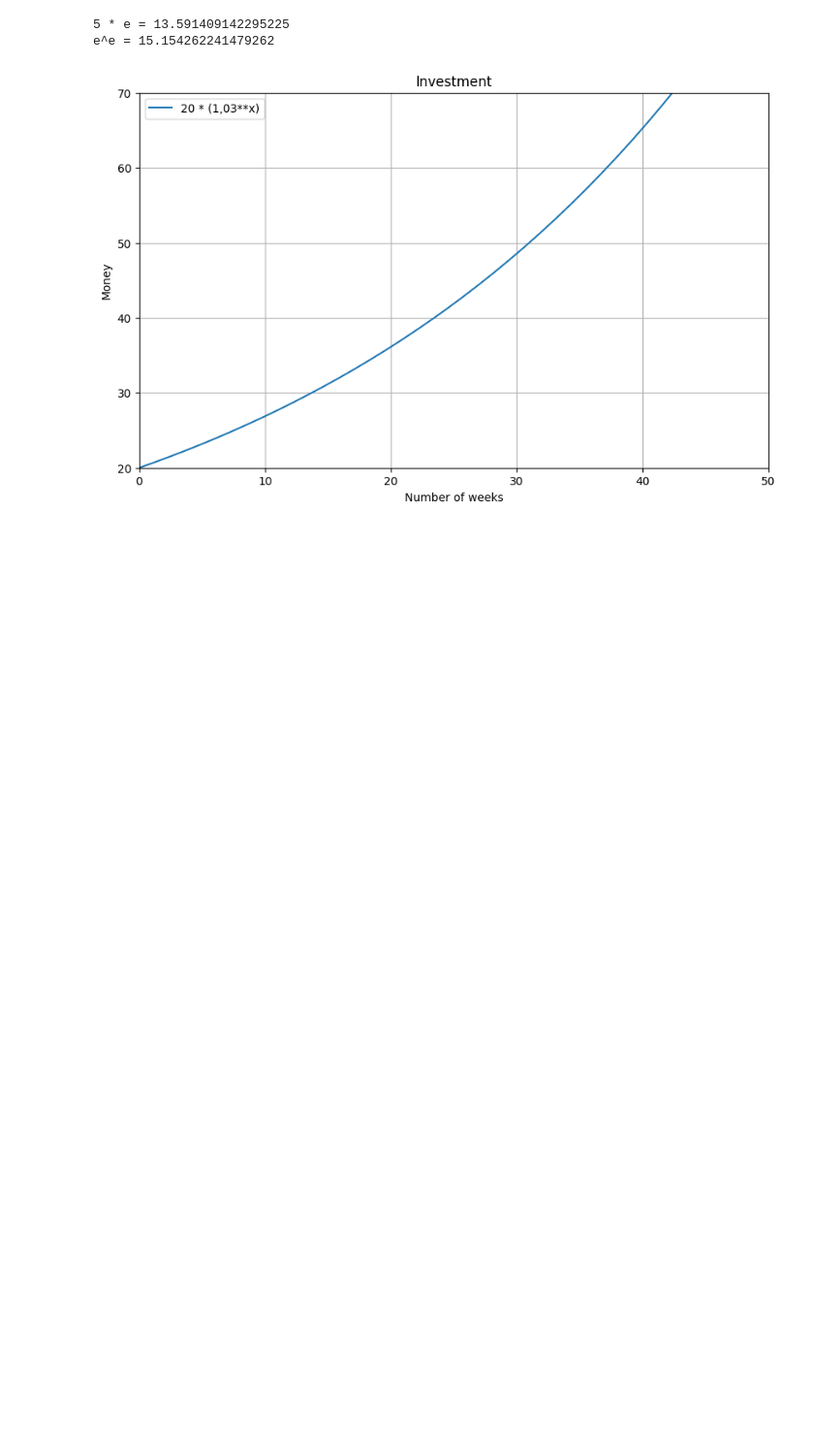
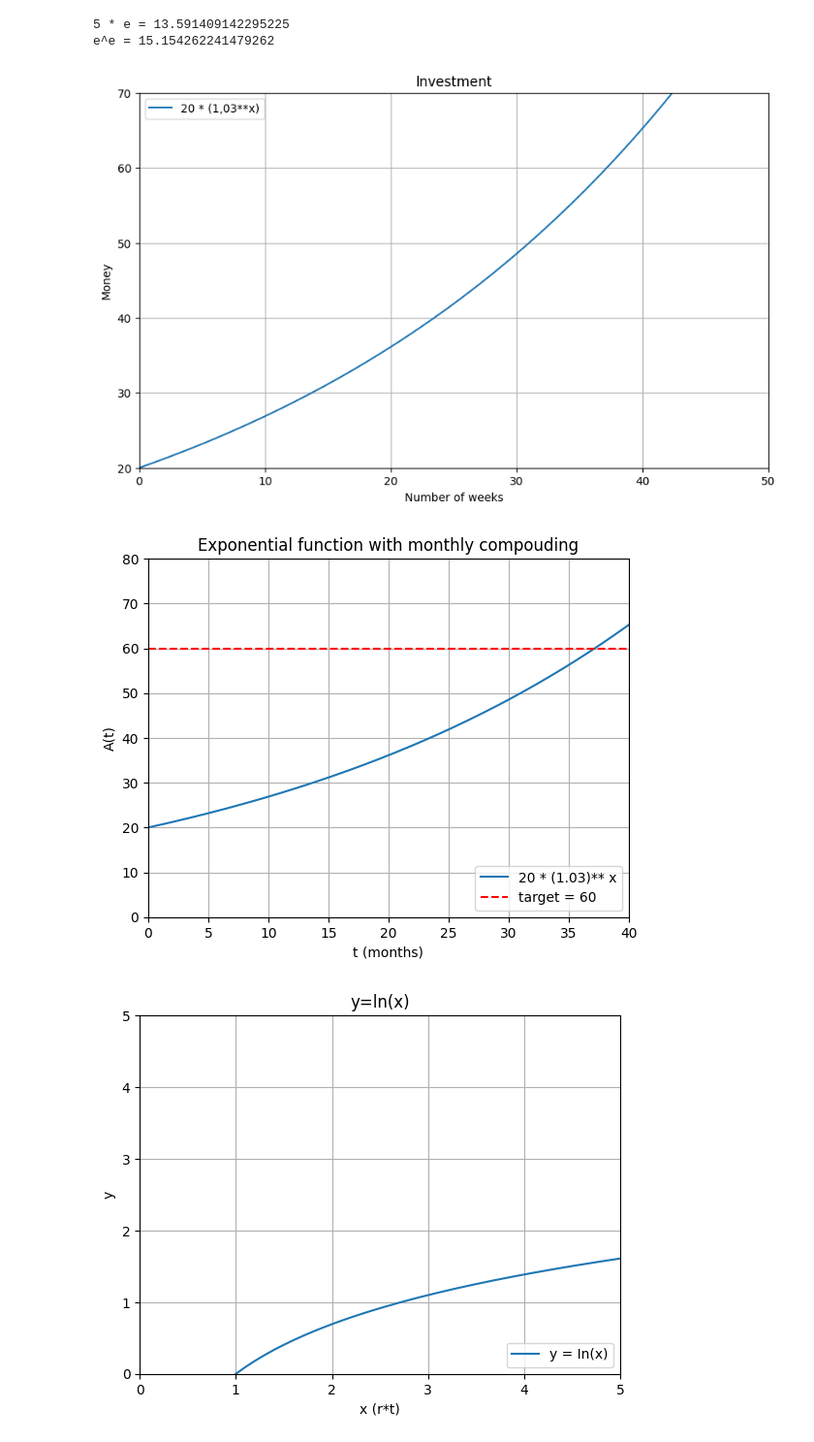
Before and after one commit to Patrick0481/Foundation-Mathematics-Statistics, a Jupyter notebook: Week 1.ipynb, the cells around one changed output. Shown at 97% size. Saved outputs shown, nothing was run; the diff lists cells and outputs as text; code cells hidden in the pictures; blank space fills up the shorter version.

```diff
--- a/Week 1.ipynb
+++ b/Week 1.ipynb
@@ -139,6 +139,7 @@ Created on Mon Sep  9 11:15:00 2024
 
 
 # Plot the exponential function
+#%pip install sympy
 from sympy import symbols
 import matplotlib.pyplot as plt
 import numpy as np
@@ -150,44 +151,47 @@ x = symbols('x')
 x = np.linspace(0, 100, 1000)
 
 # Define the estimated exponential function
-y1 = ____                                              # Fill in
+y1 = 20 * (1.03)** x                                              # Fill in
 
 # Plot the function
-plt.plot(x, y1)
-plt.hlines(60, 0, 40)                                  # Plot a horizontal line at y=60 (the total investment after ? months)
-plt.title('Exponential function with e')
-plt.xlabel("x (r*t)")
-plt.ylabel("y")
+plt.plot(x, y1, label = "20 * (1.03)** x")
+plt.hlines(60, 0, 40, colors='r', linestyles='--', label="target = 60")                                  # Plot a horizontal line at y=60 (the total investment after ? months)
+plt.title('Exponential function with monthly compouding')
+plt.xlabel("t (months)")
+plt.ylabel("A(t)")
 plt.xlim([0,40])
 plt.ylim([0,80])
 plt.legend(loc='lower right')
 plt.grid(True)
 plt.show()
 
 
 
 
 # Plot the function of the natural logarithm of the exercise
 from sympy import symbols
 import matplotlib.pyplot as plt
 import numpy as np
 
 # Declare the variable x
 x = symbols('x')
 
 # Generate values of t
 x = np.linspace(0, 100, 1000)
 
 # Define the estimated exponential function
-y1 = ____                                              # Fill in
+y1 = np.log(x)                                              # Fill in
 
 # Plot the function
-plt.plot(x, y1)
+plt.plot(x, y1, label ="y = In(x)")
 plt.title('y=ln(x)')
 plt.xlabel("x (r*t)")
 plt.ylabel("y")
 plt.xlim([0,5])
 plt.ylim([0,5])
 plt.legend(loc='lower right')
 plt.grid(True)
 plt.show()
+# %% [output]
+[figure, added]
+[figure, added]
```
